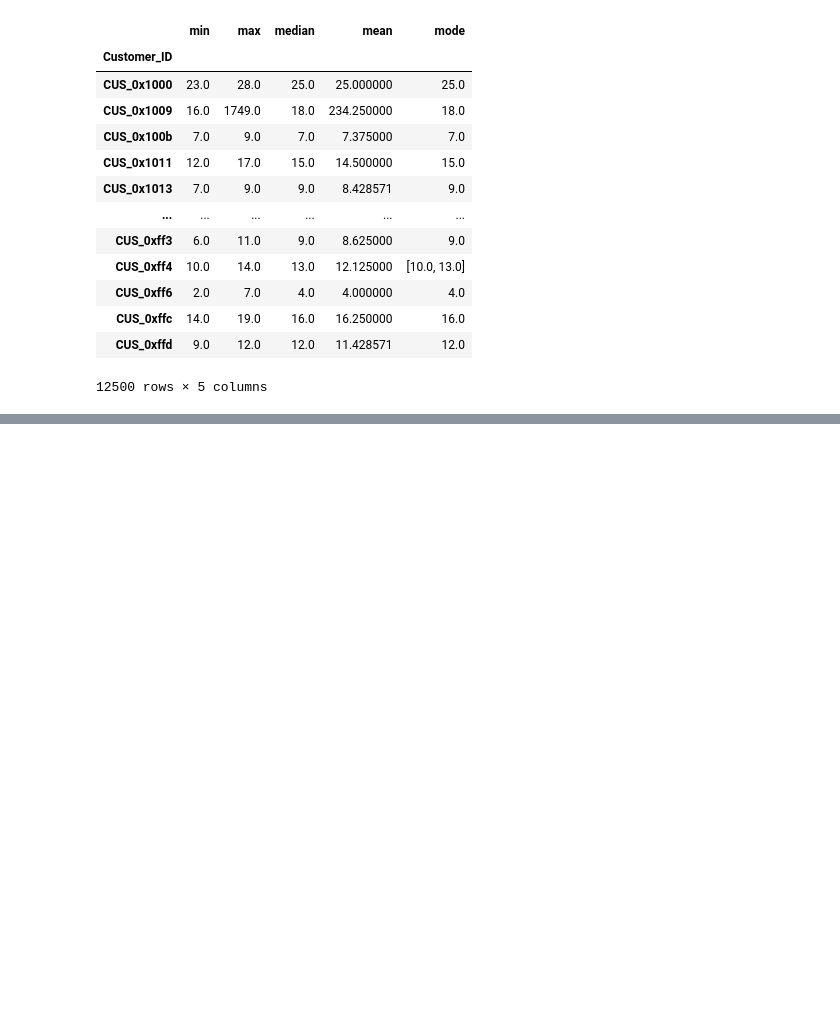
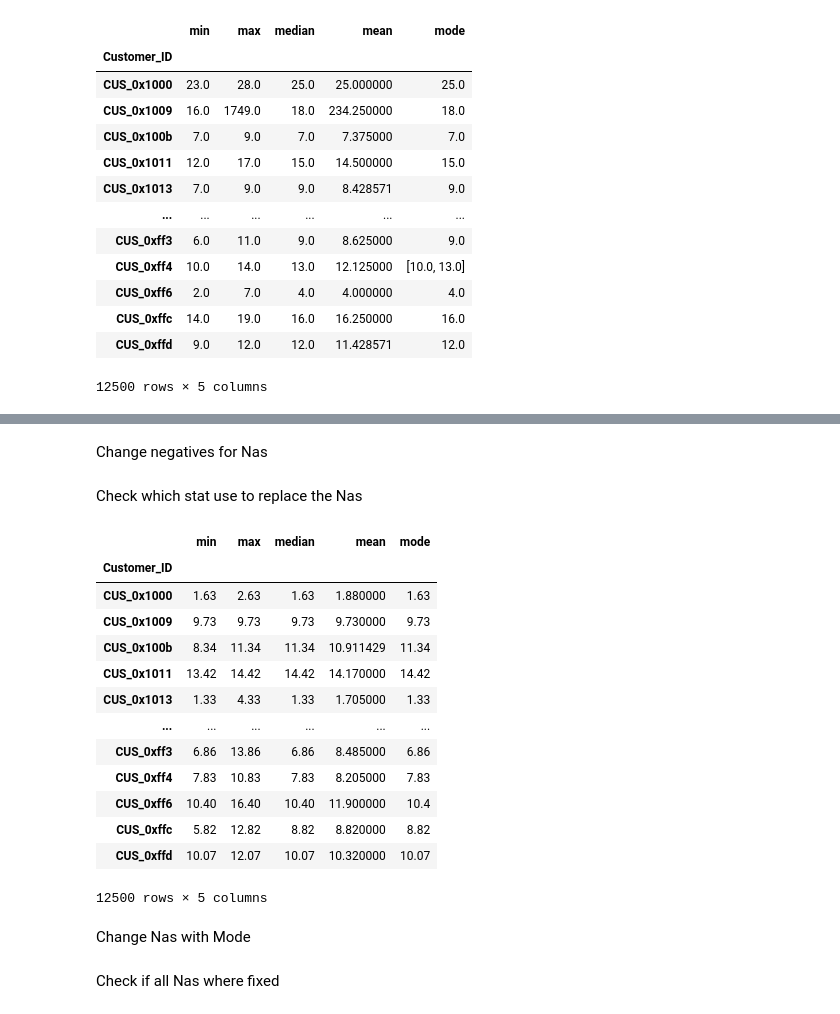
Before and after one commit to ignaciosoto04/Projects, a Jupyter notebook: Credit_Score_Classification_v2.ipynb, the cells around one changed output, grey strips where cells are left out. Saved outputs shown, nothing was run; the diff lists cells and outputs as text; code cells hidden in the pictures; blank space fills up the shorter version.

```diff
--- a/Credit_Score_Classification_v2.ipynb
+++ b/Credit_Score_Classification_v2.ipynb
@@ -1048,0 +949,2 @@ Name: Num_of_Delayed_Payment, dtype: float64
+# %%
+credit_info['Changed_Credit_Limit'] = credit_info['Changed_Credit_Limit'].str.strip('_')
@@ -1048,0 +957,4 @@ Name: Num_of_Delayed_Payment, dtype: float64
+# %%
+for i in credit_info['Changed_Credit_Limit']:
+  if i == '':
+    credit_info['Changed_Credit_Limit'] = credit_info['Changed_Credit_Limit'].replace(i, np.nan)
@@ -1048,0 +963,2 @@ Name: Num_of_Delayed_Payment, dtype: float64
+# %%
+credit_info['Changed_Credit_Limit'] = credit_info['Changed_Credit_Limit'].astype('float')
@@ -1048,0 +977,27 @@ Name: Num_of_Delayed_Payment, dtype: float64
+# %% [markdown]
+Change negatives for Nas
+# %%
+for i in credit_info['Changed_Credit_Limit']:
+  if i < 0:
+    credit_info['Changed_Credit_Limit'] = credit_info['Changed_Credit_Limit'].replace(i, np.nan)
+# %% [markdown]
+Check which stat use to replace the Nas
+# %%
+credit_info.groupby(['Customer_ID'])['Changed_Credit_Limit'].agg(['min','max','median','mean',pd.Series.mode])
+# %% [output]
+|  | min | max | median | mean | mode |
+| Customer_ID |  |  |  |  |  |
+| CUS_0x1000 | 1.63 | 2.63 | 1.63 | 1.880000 | 1.63 |
+| CUS_0x1009 | 9.73 | 9.73 | 9.73 | 9.730000 | 9.73 |
+| CUS_0x100b | 8.34 | 11.34 | 11.34 | 10.911429 | 11.34 |
+| CUS_0x1011 | 13.42 | 14.42 | 14.42 | 14.170000 | 14.42 |
+| CUS_0x1013 | 1.33 | 4.33 | 1.33 | 1.705000 | 1.33 |
+| ... | ... | ... | ... | ... | ... |
+| CUS_0xff3 | 6.86 | 13.86 | 6.86 | 8.485000 | 6.86 |
+| CUS_0xff4 | 7.83 | 10.83 | 7.83 | 8.205000 | 7.83 |
+| CUS_0xff6 | 10.40 | 16.40 | 10.40 | 11.900000 | 10.4 |
+| CUS_0xffc | 5.82 | 12.82 | 8.82 | 8.820000 | 8.82 |
+| CUS_0xffd | 10.07 | 12.07 | 10.07 | 10.320000 | 10.07 |
+12500 rows × 5 columns
+# %% [markdown]
+Change Nas with Mode
@@ -1048,0 +1006,2 @@ Name: Num_of_Delayed_Payment, dtype: float64
+# %% [markdown]
+Check if all Nas where fixed
```
Also changed, not shown: parts of 84 cells of this notebook.
